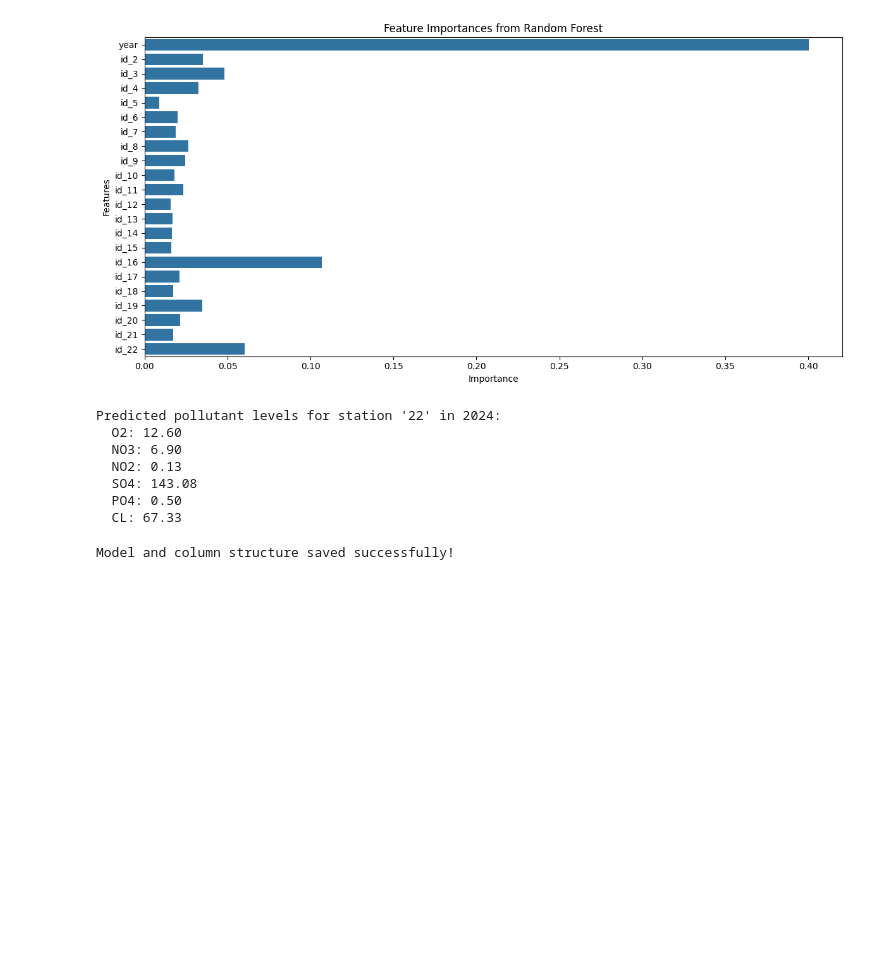
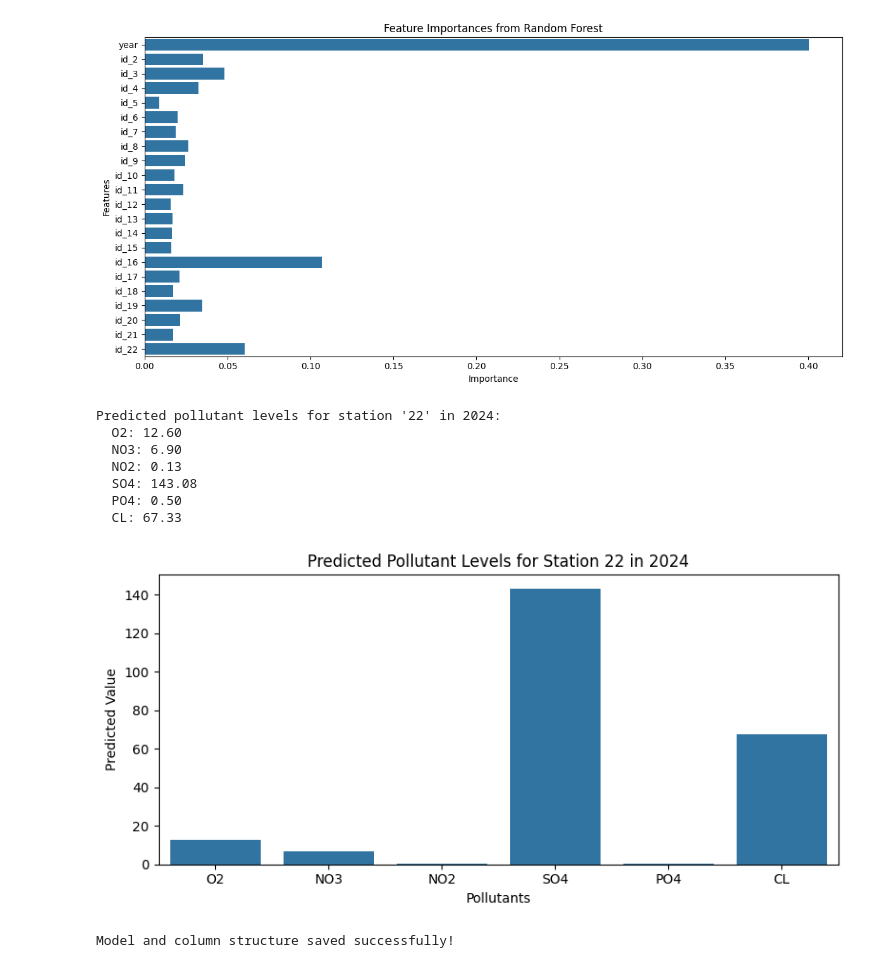
Before and after one commit to Srikethanreddyganji/water-quality-prediction, a Jupyter notebook: Water_Quality.ipynb, the cells around one changed output. Saved outputs shown, nothing was run; the diff lists cells and outputs as text; code cells hidden in the pictures; blank space fills up the shorter version.

```diff
--- a/Water_Quality.ipynb
+++ b/Water_Quality.ipynb
@@ -202,6 +202,7 @@ predicted_pollutants = model.predict(input_encoded)[0]
 print(f"\nPredicted pollutant levels for station '{station_id}' in {year_input}:")
 for p, val in zip(pollutants, predicted_pollutants):
     print(f"  {p}: {val:.2f}")
+predicted_pollutants = model.predict(input_encoded)[0]
 # %% [output]
 Predicted pollutant levels for station '22' in 2024:
   O2: 12.60
@@ -210,6 +211,18 @@ Predicted pollutant levels for station '22' in 2024:
   SO4: 143.08
   PO4: 0.50
   CL: 67.33
+# %%
+# Bar Chart for Predicted Pollutants
+pollutants = ['O2', 'NO3', 'NO2', 'SO4', 'PO4', 'CL']
+plt.figure(figsize=(8, 4))
+sns.barplot(x=pollutants, y=predicted_pollutants)
+plt.title("Predicted Pollutant Levels for Station 22 in 2024")
+plt.xlabel("Pollutants")
+plt.ylabel("Predicted Value")
+plt.tight_layout()
+plt.show()
+# %% [output]
+[figure, added]
 # %%
 joblib.dump(model, 'pollution_model.pkl')
 joblib.dump(X_encoded.columns.tolist(), 'model_columns.pkl')
```
